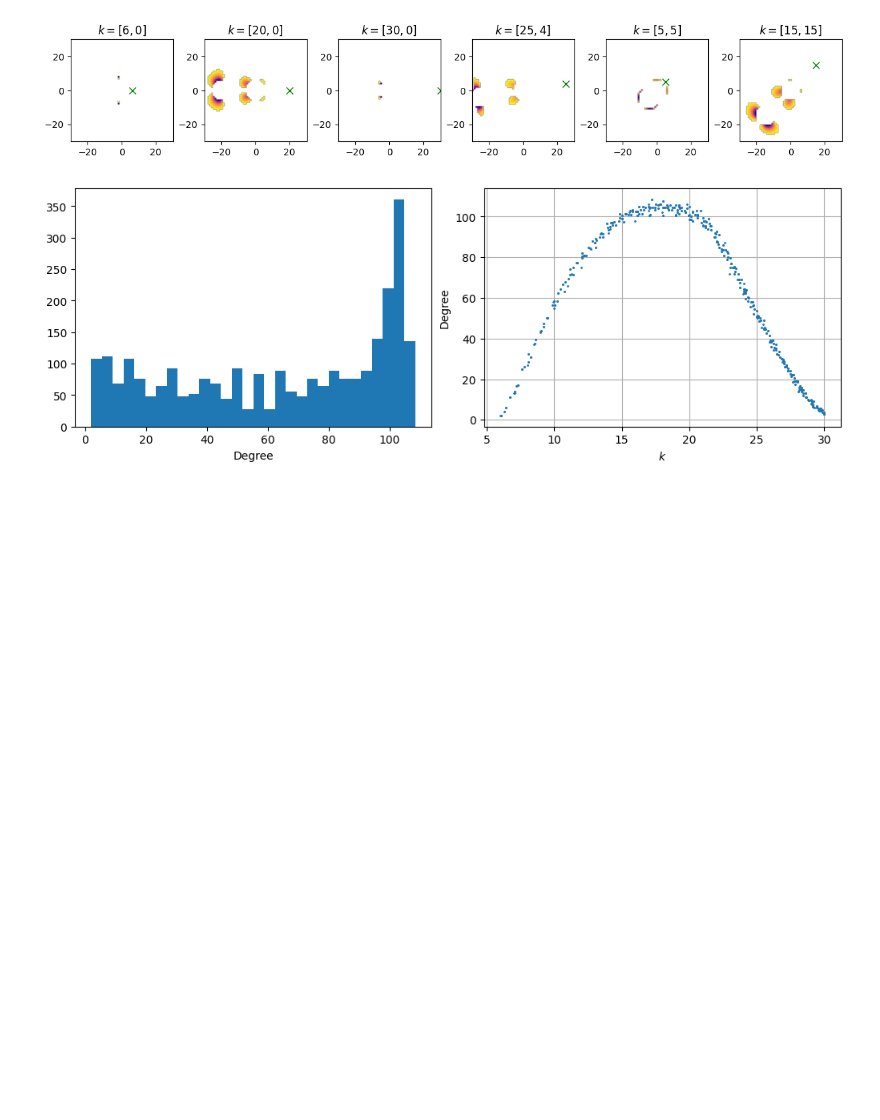
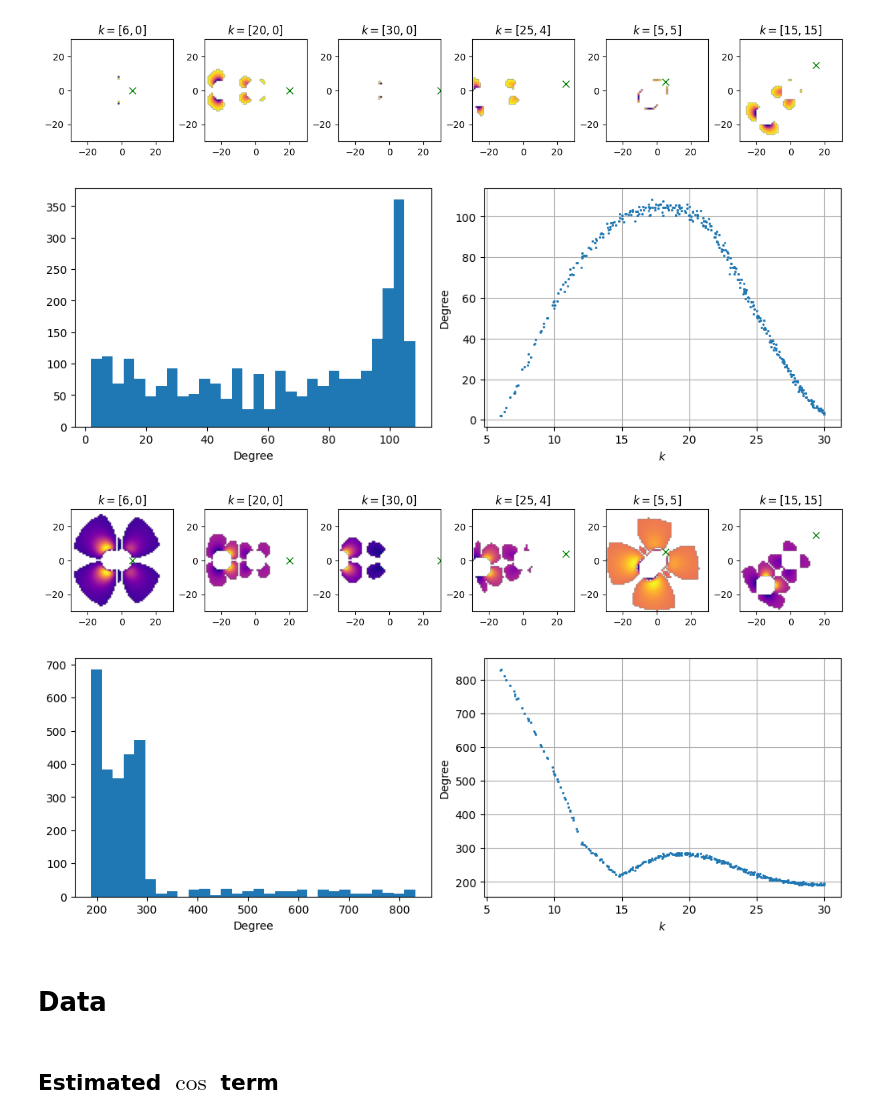
Before and after one commit to rbvogtiii/RSCAM_Networks-in-Turbulence, a Jupyter notebook: triads_simplified.ipynb, the cells around one changed output. Cells and saved outputs as stored; diff of their text form; code cells hidden in the pictures; blank space fills up the shorter version.

Commit message:
comparison to data

```diff
--- a/triads_simplified.ipynb
+++ b/triads_simplified.ipynb
@@ -18,13 +19,12 @@ k,p,q,kmag,pmag,qmag,Gcosrho,Gcosrho_dir=get_G(return_triads=True,kmax=kmax,kmin
 # ## Gs_dir=[G_dir,Grho_dir,Gcos_dir,Gcosrho_dir]
 # k,p,q,kmag,pmag,qmag,Gs,Gs_dir=get_G(return_triads=True,kmax=kmax,kmin=kmin,rho=rho)
 # %%
-def plot_G(G,colorbar=False,small=True):
+def plot_G(G,colorbar=False,small=True,points=[np.array([6,0]),np.array([20,0]),np.array([30,0]),np.array([25,4]),np.array([5,5]),np.array([15,15])],title=None):
     if small:
-        fig,ax=plt.subplots(1,6,layout='constrained',figsize=(12,6))
+        fig,ax=plt.subplots(1,6,layout='constrained',figsize=(12,2.5))
     else:
         fig,ax=plt.subplots(2,3,layout='constrained',figsize=(10,6))
 
-    points=[np.array([6,0]),np.array([20,0]),np.array([30,0]),np.array([25,4]),np.array([5,5]),np.array([15,15])]
     coords=(idk+kmax).astype(int)
 
     for i in range(len(points)):
@@ -36,4 +36,8 @@ def plot_G(G,colorbar=False,small=True):
         ax.flat[i].plot(points[i][0],points[i][1],'gx',ms=7)
         if colorbar:
             plt.colorbar(im)
+    if title!=None:
+        fig.suptitle(title)
     plt.show()
+
+plot_G(Gcosrho_dir,small=False,colorbar=True)
@@ -79,3 +82,28 @@ thresh[(thresh>np.percentile(thresh,2.5))|(np.sign(thresh)==1)]=0;threshold_test
 [figure]
 [figure]
 [figure]
+# %%
+#different method of thresholding by finding the largest interactions in G. similar result
+def threshold_cumsum(G, frac=0.95):
+    G_abs = np.abs(G)
+    flat =G_abs.ravel()
+    s = np.sort(flat)[:: -1]
+
+    c = np.cumsum(s) / np.sum(s)
+    cutoff = s[np.searchsorted(c , frac)]
+
+    G_thresh = np.zeros_like(G)
+    G_thresh[G_abs >= cutoff ]= G[G_abs >= cutoff]
+
+    return  G_thresh
+
+thresh=Gcosrho_dir.copy()
+thresh = threshold_cumsum(thresh)
+
+# plot_G(thresh,small=True,colorbar=False)
+threshold_testing(thresh)
+# %% [output]
+[figure, added]
+[figure, added]
+# %% [markdown]
+# Data
@@ -81,0 +113,2 @@ thresh[(thresh>np.percentile(thresh,2.5))|(np.sign(thresh)==1)]=0;threshold_test
+# %% [markdown]
+## Estimated $\cos$ term
```
Also changed, not shown: parts of 12 cells of this notebook.
